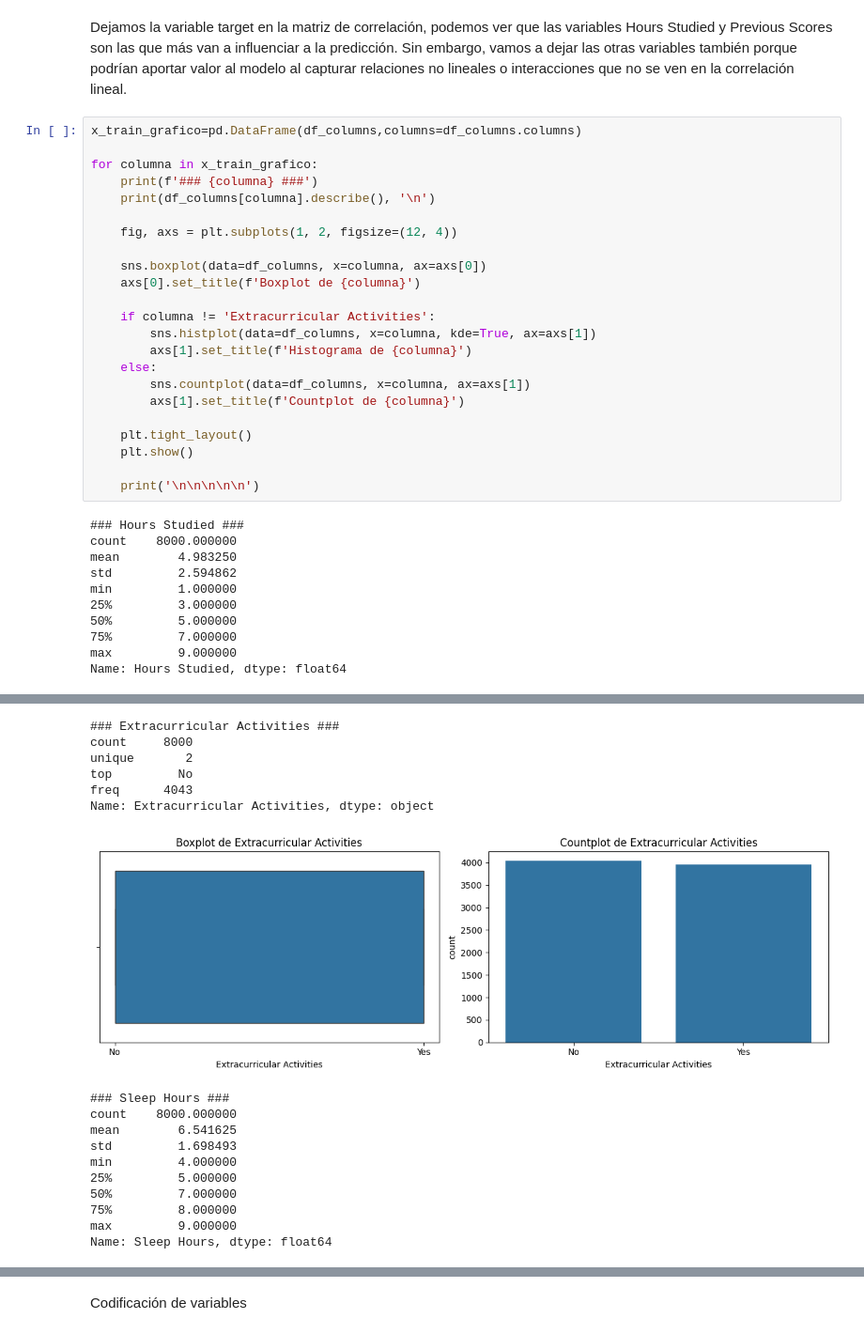
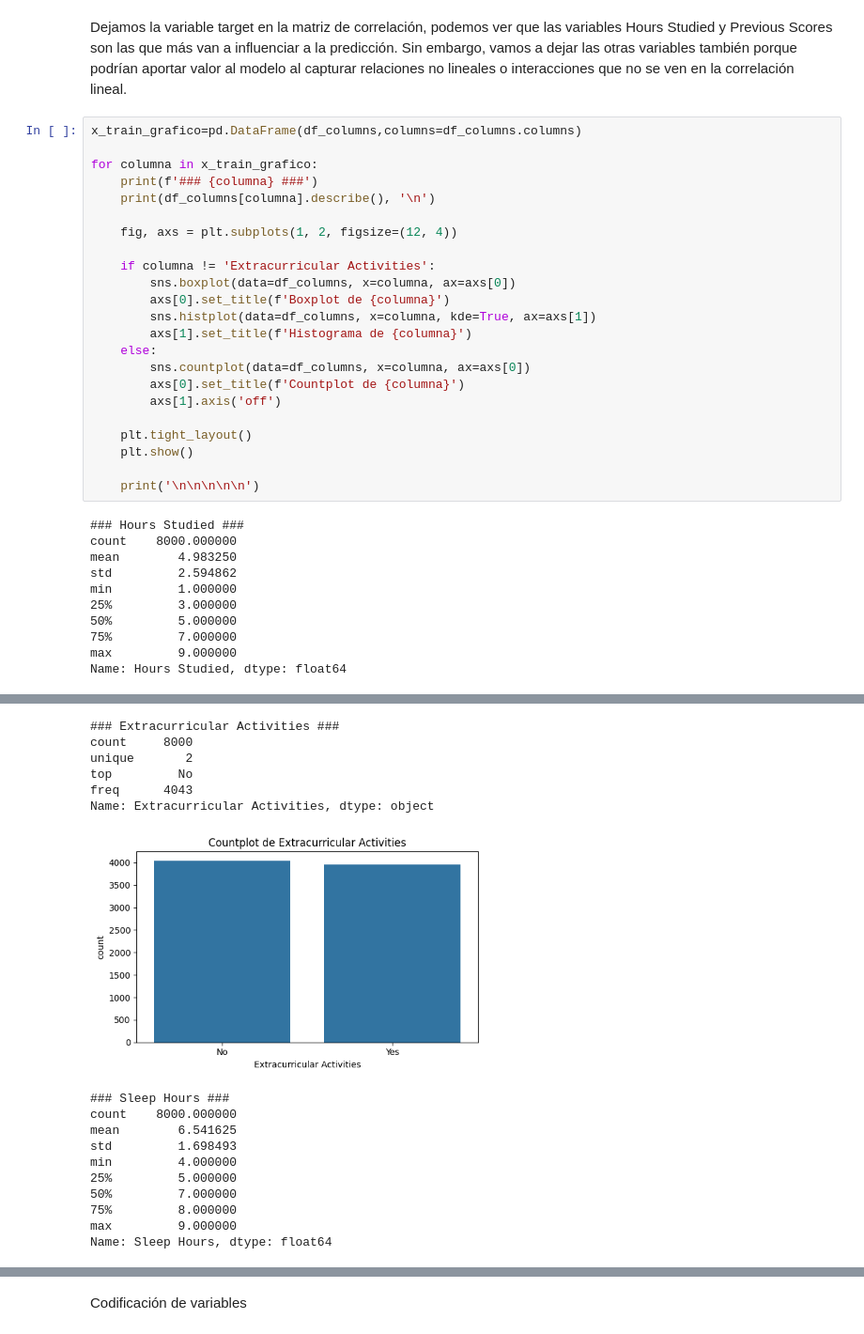
Before and after one commit to therokitoki/AA2_TP_Alsop-Hachen-Nemeth, a Jupyter notebook: ejercicio1.ipynb, the cells around one changed output, grey strips where cells are left out. Shown: that part at 94% size. Drawn from its saved outputs; the diff is of its cells as text.

Commit message:
Boxplot Extracurricual Activities Deleted

```diff
--- a/ejercicio1.ipynb
+++ b/ejercicio1.ipynb
@@ -201,15 +193,15 @@ for columna in x_train_grafico:
 
     fig, axs = plt.subplots(1, 2, figsize=(12, 4))
 
-    sns.boxplot(data=df_columns, x=columna, ax=axs[0])
-    axs[0].set_title(f'Boxplot de {columna}')
-
     if columna != 'Extracurricular Activities':
+        sns.boxplot(data=df_columns, x=columna, ax=axs[0])
+        axs[0].set_title(f'Boxplot de {columna}')
         sns.histplot(data=df_columns, x=columna, kde=True, ax=axs[1])
         axs[1].set_title(f'Histograma de {columna}')
     else:
-        sns.countplot(data=df_columns, x=columna, ax=axs[1])
-        axs[1].set_title(f'Countplot de {columna}')
+        sns.countplot(data=df_columns, x=columna, ax=axs[0])
+        axs[0].set_title(f'Countplot de {columna}')
+        axs[1].axis('off')
 
     plt.tight_layout()
     plt.show()
@@ -217,34 +209,34 @@ for columna in x_train_grafico:
     print('\n\n\n\n\n')
 # %% [output]
 ### Hours Studied ###
 count    8000.000000
 mean        4.983250
 std         2.594862
 min         1.000000
 25%         3.000000
 50%         5.000000
 75%         7.000000
 max         9.000000
 Name: Hours Studied, dtype: float64
 [figure]
 ### Previous Scores ###
 count    8000.000000
 mean       69.531000
 std        17.343735
 min        40.000000
 25%        54.750000
 50%        70.000000
 75%        85.000000
 max        99.000000
 Name: Previous Scores, dtype: float64
 [figure]
 ### Extracurricular Activities ###
 count     8000
 unique       2
 top         No
 freq      4043
 Name: Extracurricular Activities, dtype: object
-[figure, old version]
+[figure, new version]
 ### Sleep Hours ###
 count    8000.000000
 mean        6.541625
```
Also changed, not shown: parts of 2 cells of this notebook.
